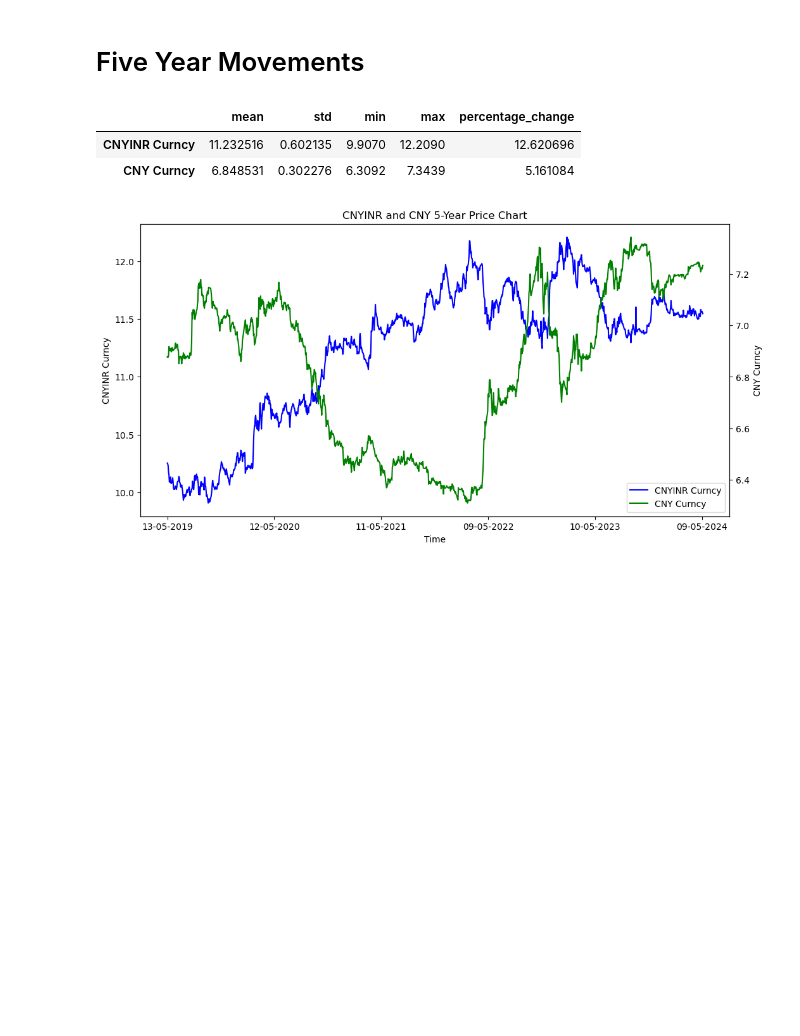
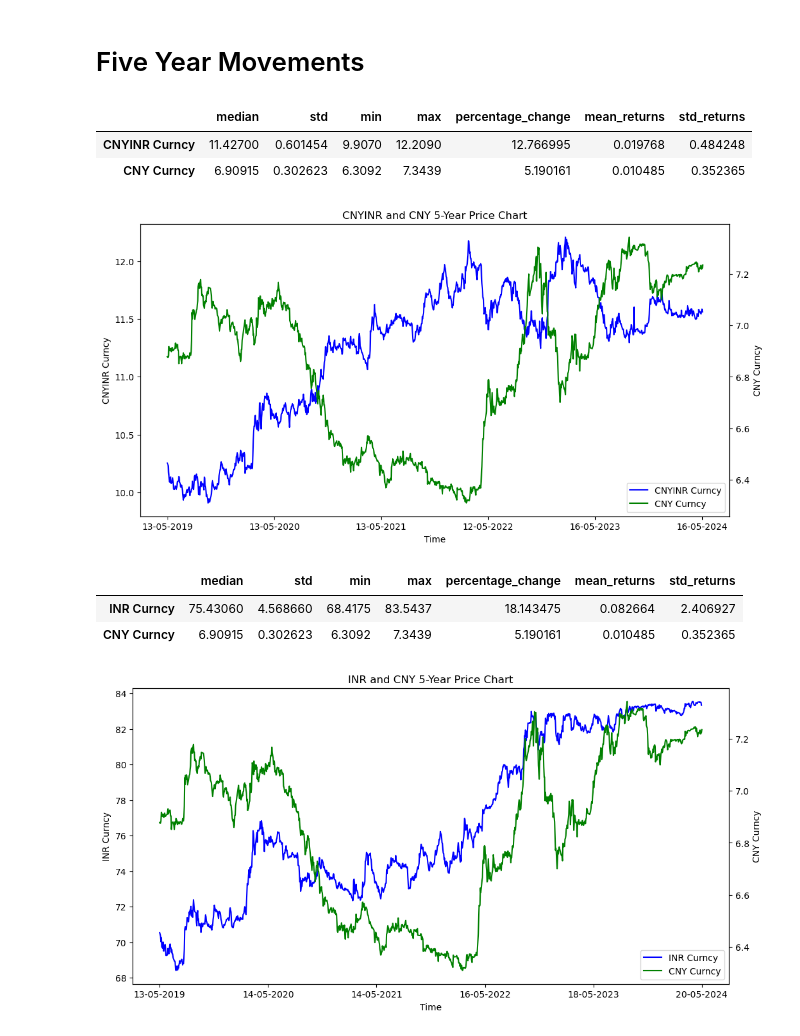
Before and after one commit to dosfr332/FINC305-MNC-Currency-Analysis, a Jupyter notebook: Currency_Analysis.ipynb, the cells around one changed output. Cells and saved outputs as stored; diff of their text form; code cells hidden in the pictures; blank space fills up the shorter version.

Commit message:
Added 5 year analysis for CNY and INR against USD

```diff
--- a/Currency_Analysis.ipynb
+++ b/Currency_Analysis.ipynb
@@ -181,17 +197,40 @@ plot_data(one_year, '%s 1-Year Price Chart' % title , tickers)
 # %% [markdown]
 # Five Year Movements
 # %%
+end_date = "20290513"
 start_date = "20190513"
+
+tickers = ['CNYINR Curncy', 'CNY Curncy']
 
 five_year = get_historical_ticker_data(tickers, start_date, end_date)
 five_year.reset_index(inplace=True)
 five_year.rename(columns={'date': 'time'}, inplace=True)
 five_year['time'] = five_year['time'].dt.strftime('%d-%m-%Y')
 
+title = get_plot_title(tickers)
 display(get_stats(five_year, tickers))
-plot_data(five_year, '%s 5-Year Price Chart' % title, tickers)
+plot_data(five_year, '%s 5-Year Price Chart' % title, tickers, 'lower right')
 # %% [output]
-|  | mean | std | min | max | percentage_change |
-| CNYINR Curncy | 11.232516 | 0.602135 | 9.9070 | 12.2090 | 12.620696 |
-| CNY Curncy | 6.848531 | 0.302276 | 6.3092 | 7.3439 | 5.161084 |
+|  | median | std | min | max | percentage_change | mean_returns | std_returns |
+| CNYINR Curncy | 11.42700 | 0.601454 | 9.9070 | 12.2090 | 12.766995 | 0.019768 | 0.484248 |
+| CNY Curncy | 6.90915 | 0.302623 | 6.3092 | 7.3439 | 5.190161 | 0.010485 | 0.352365 |
 [figure]
+# %%
+end_date = "20290513"
+start_date = "20190513"
+
+tickers = ['INR Curncy', 'CNY Curncy']
+
+five_year = get_historical_ticker_data(tickers, start_date, end_date)
+five_year.reset_index(inplace=True)
+five_year.rename(columns={'date': 'time'}, inplace=True)
+five_year['time'] = five_year['time'].dt.strftime('%d-%m-%Y')
+
+title = get_plot_title(tickers)
+display(get_stats(five_year, tickers))
+plot_data(five_year, '%s 5-Year Price Chart' % title, tickers, 'lower right')
+# %% [output]
+|  | median | std | min | max | percentage_change | mean_returns | std_returns |
+| INR Curncy | 75.43060 | 4.568660 | 68.4175 | 83.5437 | 18.143475 | 0.082664 | 2.406927 |
+| CNY Curncy | 6.90915 | 0.302623 | 6.3092 | 7.3439 | 5.190161 | 0.010485 | 0.352365 |
+[figure, added]
```
Also changed, not shown: parts of 4 cells of this notebook.
